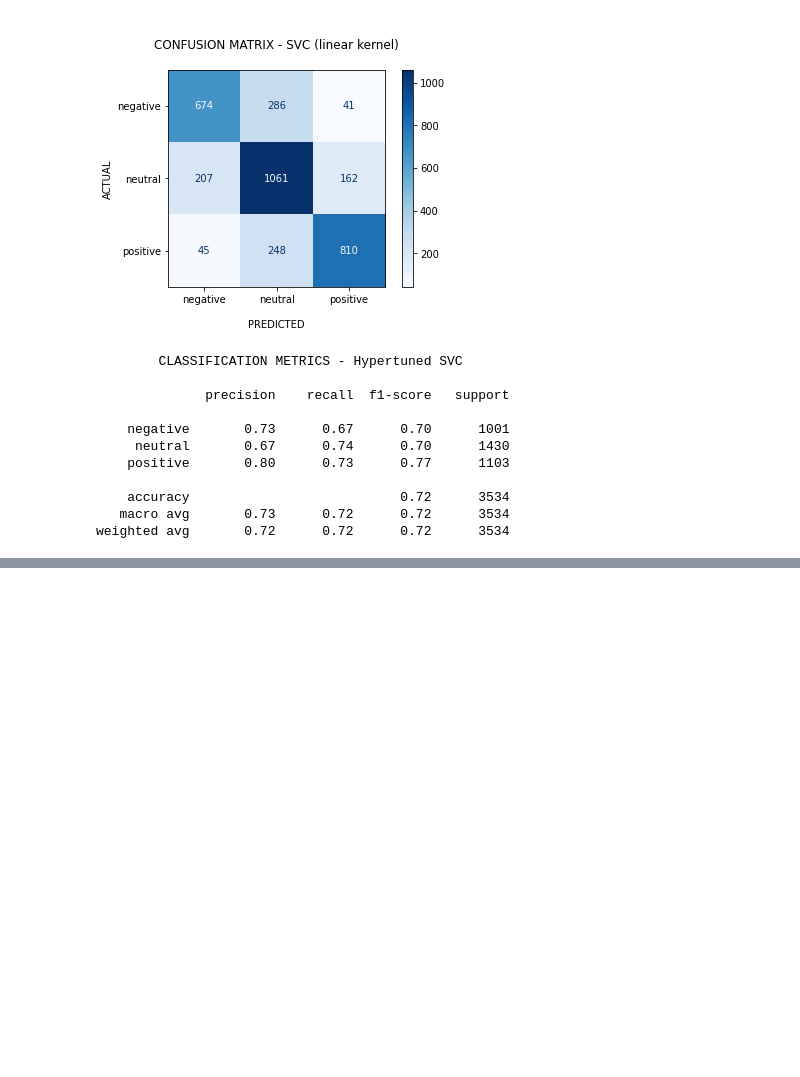
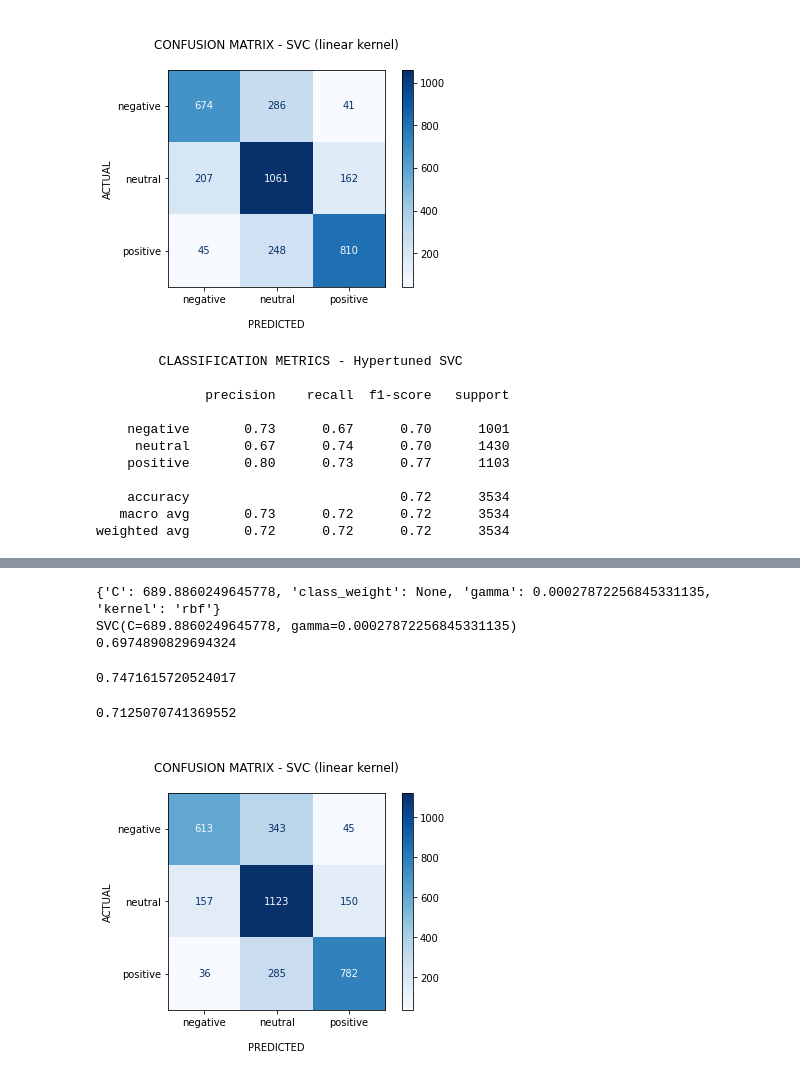
Before and after one commit to arzoozehra/CIND820, a Jupyter notebook: hypertuned_SVC_1.ipynb, the cells around one changed output, grey strips where cells are left out. Saved outputs shown, nothing was run; the diff lists cells and outputs as text; code cells hidden in the pictures; blank space fills up the shorter version.

```diff
--- a/hypertuned_SVC_1.ipynb
+++ b/hypertuned_SVC_1.ipynb
@@ -269,7 +269,7 @@ param_grid = {"kernel": ("linear", "rbf") ,
               "gamma": [0.001, 0.01, 0.1, 1, 10]
              }
 # %%
-random_search = RandomizedSearchCV(SVC(), param_grid, refit = True, verbose = 5)
+random_search = RandomizedSearchCV(SVC(), param_grid, refit = True, verbose = 3)
 random_search.fit(train_vectors, train["sentiment"])
 # %% [output]
 Fitting 5 folds for each of 10 candidates, totalling 50 fits
@@ -343,3 +343,13 @@ print(classification_report(test["sentiment"], random_predictions))
     accuracy                           0.72      3534
    macro avg       0.73      0.72      0.72      3534
 weighted avg       0.72      0.72      0.72      3534
+# %%
+from sklearn.utils.fixes import loguniform
+
+param_grid = [{'C': loguniform(1e0, 1e3),
+              'gamma': loguniform(1e-4, 1e-3),
+              'kernel': ['rbf'],
+              'class_weight':['balanced', None]}]
+# %%
+random_search = RandomizedSearchCV(SVC(), param_grid, refit = True, verbose = 3, return_train_score = True)
+random_search.fit(train_vectors, train["sentiment"])
@@ -345,0 +380,28 @@ weighted avg       0.72      0.72      0.72      3534
+# %%
+print(random_search.best_params_)
+print(random_search.best_estimator_)
+print(random_search.best_score_)
+# %% [output]
+{'C': 689.8860249645778, 'class_weight': None, 'gamma': 0.00027872256845331135, 'kernel': 'rbf'}
+SVC(C=689.8860249645778, gamma=0.00027872256845331135)
+0.6974890829694324
+# %%
+random_predictions = random_search.best_estimator_.predict(train_vectors)
+print(accuracy_score(train["sentiment"], random_predictions))
+# %% [output]
+0.7471615720524017
+# %%
+random_predictions = random_search.best_estimator_.predict(test_vectors)
+print(accuracy_score(test["sentiment"], random_predictions))
+# %% [output]
+0.7125070741369552
+# %%
+data = confusion_matrix(test["sentiment"], random_predictions)
+disp = ConfusionMatrixDisplay(confusion_matrix=data, display_labels=model.classes_)
+disp.plot(cmap="Blues")
+plt.ylabel("ACTUAL")
+plt.xlabel("\nPREDICTED")
+plt.title(f"\nCONFUSION MATRIX - {model_name}\n");
+plt.show()
+# %% [output]
+[figure, added]
```
Also changed, not shown: parts of 6 cells of this notebook.
